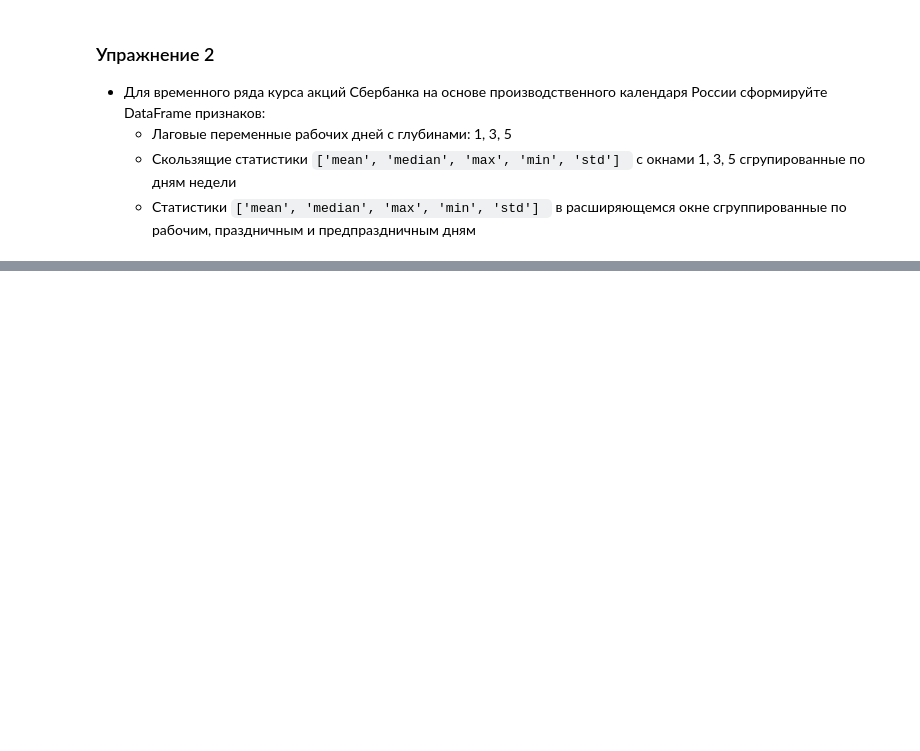
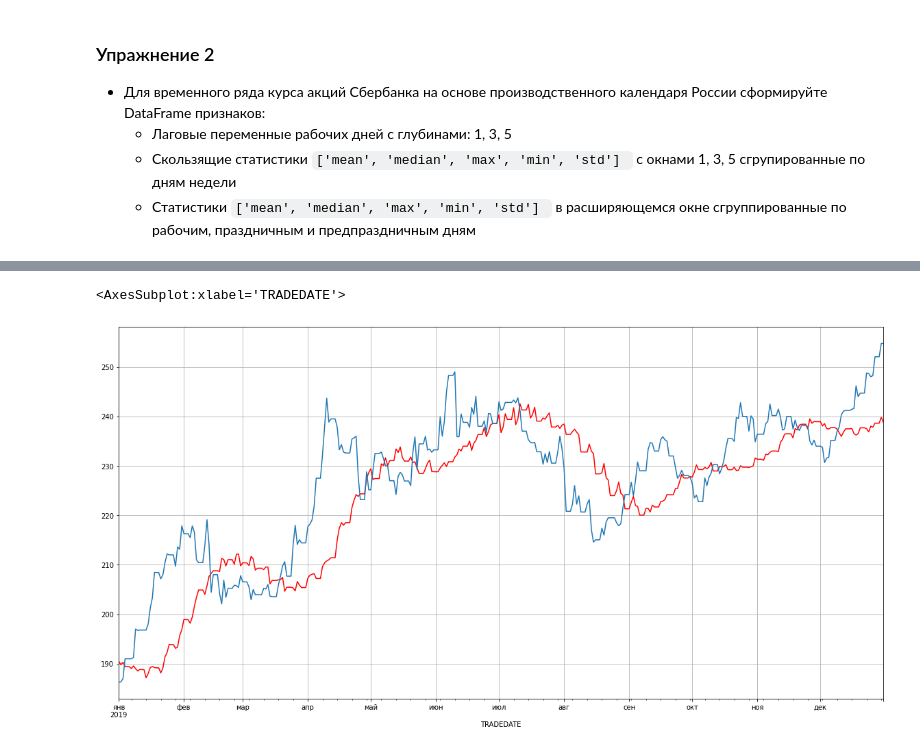
Before and after one commit to w3dip/sberbank-python-data-task4, a Jupyter notebook: task4.ipynb, the cells around one changed output, grey strips where cells are left out. Saved outputs shown, nothing was run; the diff lists cells and outputs as text; code cells hidden in the pictures; blank space fills up the shorter version.

```diff
--- a/task4.ipynb
+++ b/task4.ipynb
@@ -173,0 +227,7 @@ events
+# %%
+rolling_mean_window_5 = groupped.transform(lambda x: x.rolling(window=5).mean().shift(1))
+rolling_mean_window_5['2019'].plot(figsize=(20, 10), color='red')
+ts_by_day['2019']['CLOSE'].plot(grid=True)
+# %% [output]
+<AxesSubplot:xlabel='TRADEDATE'>
+[figure, added]
```
Also changed, not shown: parts of 32 cells of this notebook, 3 other files.
